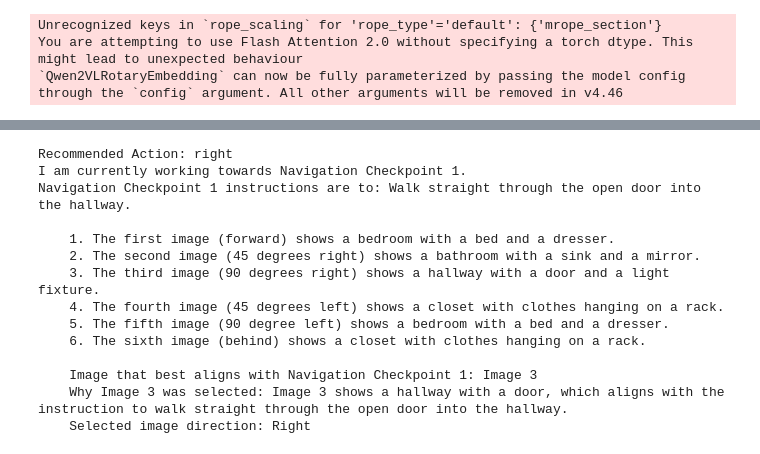
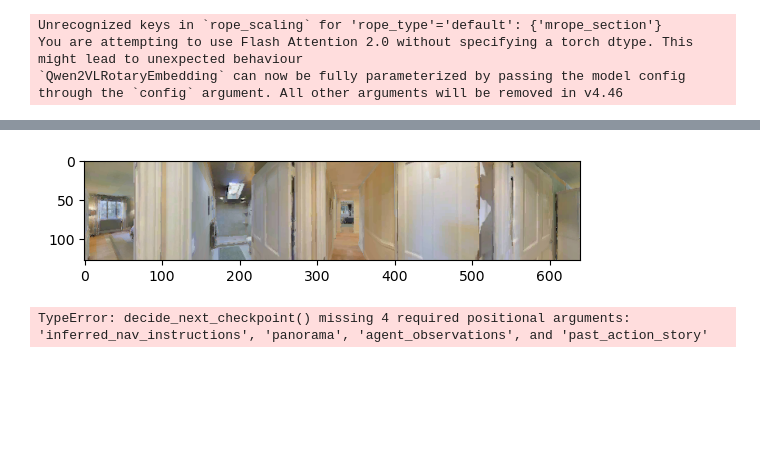
Before and after one commit to wsychiu/OCOM5300M_ResearchProject, a Jupyter notebook: data_exploration/exploring_scenes.ipynb, the cells around one changed output, grey strips where cells are left out. Cells and saved outputs as stored; diff of their text form; code cells hidden in the pictures; blank space fills up the shorter version.

```diff
--- a/data_exploration/exploring_scenes.ipynb
+++ b/data_exploration/exploring_scenes.ipynb
@@ -1765,10 +1854,10 @@ def rationalize_next_step(inferred_nav_instructions, agent_observations, past_ac
 
     Tell me which Navigation Checkpoint you are moving towards.
     Tell me why Image {image_dict[recommended_action]} is the image that best aligns with the Navigation Checkpoint you are moving towards.
-    State the direction that the selected image faces from the following options. You can only choose one of these options: {list(action_dict.keys())}. You should only choose 'Goal' if you have reached the Goal Checkpoint.
+    State the direction that Image {image_dict[recommended_action]} faces from the following options. You can only choose one of these options: {list(action_dict.keys())}. You should only choose 'Goal' if you have reached the Goal Checkpoint.
     """
 
-    assistant_prompt = f"""You must use the following structure when answering. Do not deviate from this format:
+    assistant_prompt = f"""You must use the following structure when answering. Replace 'X' with the Navigation Checkpoint number you are currently working towards. Do not deviate from this format:
     I am currently working towards Navigation Checkpoint: X
     Navigation Checkpoint X instructions are to: ...
 
@@ -1781,8 +1870,33 @@ def rationalize_next_step(inferred_nav_instructions, agent_observations, past_ac
 
     Image that best aligns with Navigation Checkpoint X: Image {image_dict[recommended_action]}
     Why Image {image_dict[recommended_action]} was selected: Image {image_dict[recommended_action]} shows ...
-    Selected image direction: ...
+    Selected image direction: {recommended_action.capitalize()}
     """
+
+    user_prompt_goal = f"""This is a summary of which Navigation Checkpoints have already been achieved, and which Navigation Checkpoint you are moving towards: {next_checkpoint}.
+
+    Tell me which Navigation Checkpoint you are moving towards.
+    Based on what you can see in front of you, tell me why you have reached the Goal.
+    """
+
+    assistant_prompt_goal = f"""You must use the following structure when answering. Replace 'X' with the Navigation Checkpoint number you are currently working towards. Do not deviate from this format:
+    I am currently working towards Navigation Checkpoint: X
+    Navigation Checkpoint X instructions are to: ...
+
+    1. The first image (forward) shows ...
+    2. The second image (45 degrees right) shows ...
+    3. The third image (90 degrees right) shows ...
+    4. The fourth image (45 degrees left) shows ...
+    5. The fifth image (90 degree left) shows ...
+    6. The sixth image (behind) shows ...
+
+    Based on what I can see in front of me, which is ... , this matches the description of Goal. This means I have reached the goal.
+    Goal reached!!
+    """
+
+    if recommended_action == "goal":
+        user_prompt = user_prompt_goal
+        assistant_prompt = assistant_prompt_goal
 
     messages = [
         {
@@ -1921,10 +2144,10 @@ Goal: You are now at your final destination in the hallway.
 # %%
-"""
-step_num = 4
+step_num = 8
+print(f'Recommended Action: {trajectory_output["data"][step_num]["action"].capitalize()}')
+print(f"<<<<<<<<>>>>>>>>>>>>>")
 print(trajectory_output["data"][step_num]["navigation_history"])
 print(f"<<<<<<<<>>>>>>>>>>>>>")
 print(trajectory_output["data"][step_num]["next_checkpoint_reasoning"])
 print(f"<<<<<<<<>>>>>>>>>>>>>")
 print(trajectory_output["data"][step_num]["next_step_reasoning"])
-"""
 # %% [output]
@@ -1948,26 +2185,13 @@ Navigation Checkpoint to move toward: Checkpoint 1
+# %%
+plt.imshow(trajectory_output["data"][step_num]["panorama"])
+plt.show()
+# %% [output]
+[figure, added]
 # %%
-"""
-next_step_rationalization = rationalize_next_step(trajectory_output["inferred_nav_instructions"],
-                                trajectory_output["data"][0]["observations"],
-                                trajectory_output["data"][0]["navigation_history"],
-                                trajectory_output["data"][0]["next_checkpoint_reasoning"],
-                                trajectory_output["data"][0]["action"])
+step_num = 2
+decide_next_checkpoint = decide_next_checkpoint()
 print(f'Recommended Action: {trajectory_output["data"][0]["action"]}')
-print(next_step_rationalization)
-"""
+print(decide_next_checkpoint)
 # %% [output]
-Recommended Action: right
-I am currently working towards Navigation Checkpoint 1.
-Navigation Checkpoint 1 instructions are to: Walk straight through the open door into the hallway.
-
-    1. The first image (forward) shows a bedroom with a bed and a dresser.
-    2. The second image (45 degrees right) shows a bathroom with a sink and a mirror.
-    3. The third image (90 degrees right) shows a hallway with a door and a light fixture.
-    4. The fourth image (45 degrees left) shows a closet with clothes hanging on a rack.
-    5. The fifth image (90 degree left) shows a bedroom with a bed and a dresser.
-    6. The sixth image (behind) shows a closet with clothes hanging on a rack.
-
-    Image that best aligns with Navigation Checkpoint 1: Image 3
-    Why Image 3 was selected: Image 3 shows a hallway with a door, which aligns with the instruction to walk straight through the open door into the hallway.
-    Selected image direction: Right
+TypeError: decide_next_checkpoint() missing 4 required positional arguments: 'inferred_nav_instructions', 'panorama', 'agent_observations', and 'past_action_story'
 # %%
```
Also changed, not shown: parts of 26 cells of this notebook.
